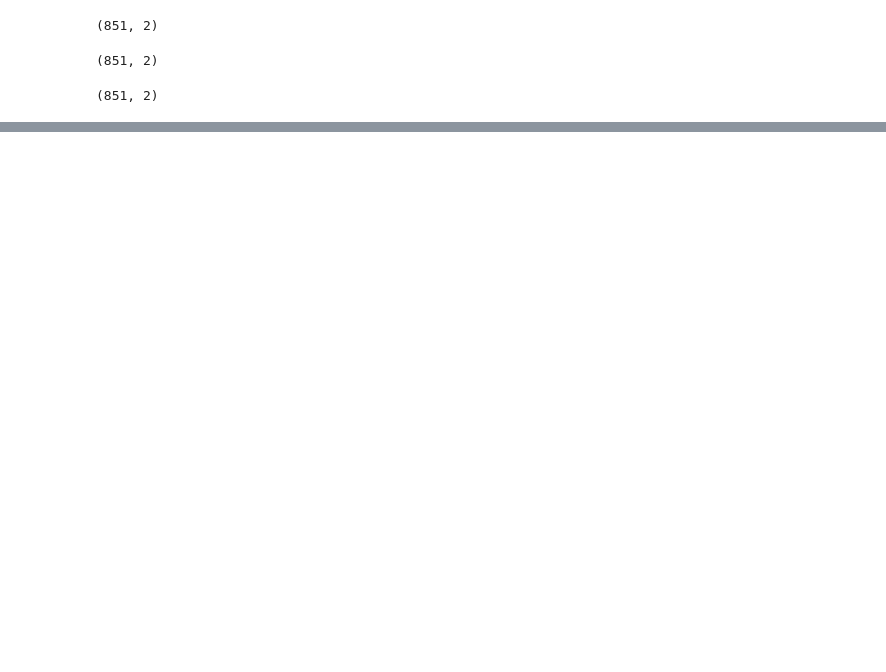
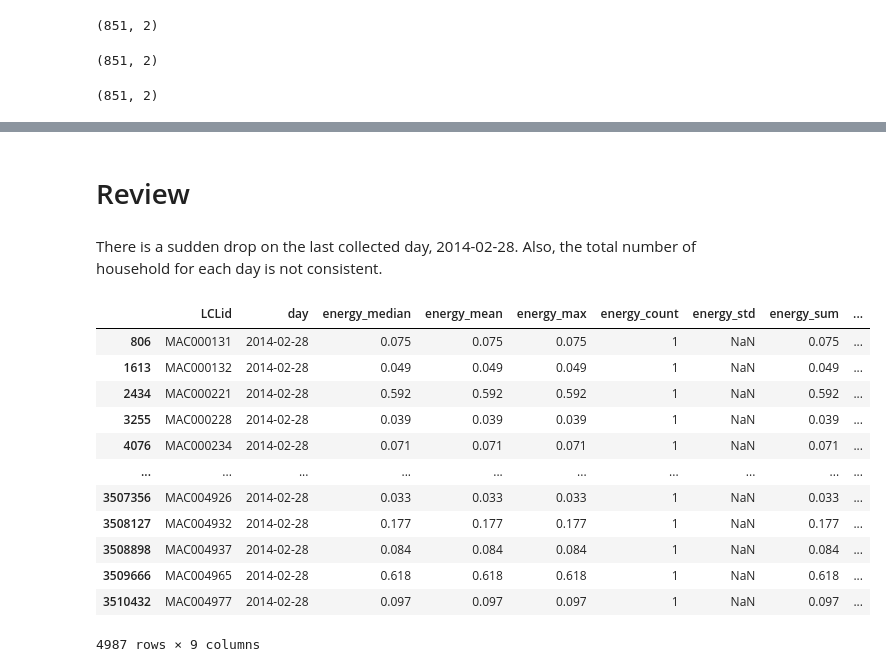
Before and after one commit to Nexlson/demand-forecast, a Jupyter notebook: Power Usage Forecasting (Preprocessing).ipynb, the cells around one changed output, grey strips where cells are left out. Saved outputs shown, nothing was run; the diff lists cells and outputs as text; code cells hidden in the pictures; blank space fills up the shorter version.

```diff
--- a/Power Usage Forecasting (Preprocessing).ipynb
+++ b/Power Usage Forecasting (Preprocessing).ipynb
@@ -306,0 +305,20 @@ df.to_csv('preprocessed_data.csv')
+# %% [markdown]
+# Review
+# %% [markdown]
+There is a sudden drop on the last collected day, 2014-02-28. Also, the total number of household for each day is not consistent.
+# %%
+daily_dataset_csv_data[daily_dataset_csv_data.day =='2014-02-28']
+# %% [output]
+|  | LCLid | day | energy_median | energy_mean | energy_max | energy_count | energy_std | energy_sum | ... |
+| 806 | MAC000131 | 2014-02-28 | 0.075 | 0.075 | 0.075 | 1 | NaN | 0.075 | ... |
+| 1613 | MAC000132 | 2014-02-28 | 0.049 | 0.049 | 0.049 | 1 | NaN | 0.049 | ... |
+| 2434 | MAC000221 | 2014-02-28 | 0.592 | 0.592 | 0.592 | 1 | NaN | 0.592 | ... |
+| 3255 | MAC000228 | 2014-02-28 | 0.039 | 0.039 | 0.039 | 1 | NaN | 0.039 | ... |
+| 4076 | MAC000234 | 2014-02-28 | 0.071 | 0.071 | 0.071 | 1 | NaN | 0.071 | ... |
+| ... | ... | ... | ... | ... | ... | ... | ... | ... | ... |
+| 3507356 | MAC004926 | 2014-02-28 | 0.033 | 0.033 | 0.033 | 1 | NaN | 0.033 | ... |
+| 3508127 | MAC004932 | 2014-02-28 | 0.177 | 0.177 | 0.177 | 1 | NaN | 0.177 | ... |
+| 3508898 | MAC004937 | 2014-02-28 | 0.084 | 0.084 | 0.084 | 1 | NaN | 0.084 | ... |
+| 3509666 | MAC004965 | 2014-02-28 | 0.618 | 0.618 | 0.618 | 1 | NaN | 0.618 | ... |
+| 3510432 | MAC004977 | 2014-02-28 | 0.097 | 0.097 | 0.097 | 1 | NaN | 0.097 | ... |
+4987 rows × 9 columns
```
Also changed, not shown: parts of 13 cells of this notebook, 3 other files.
